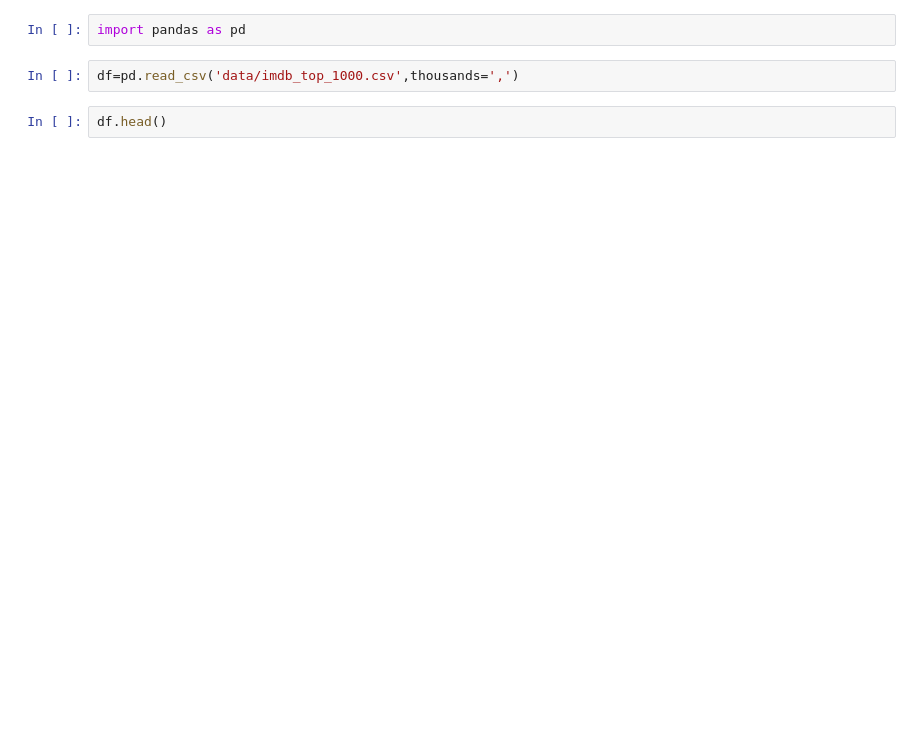
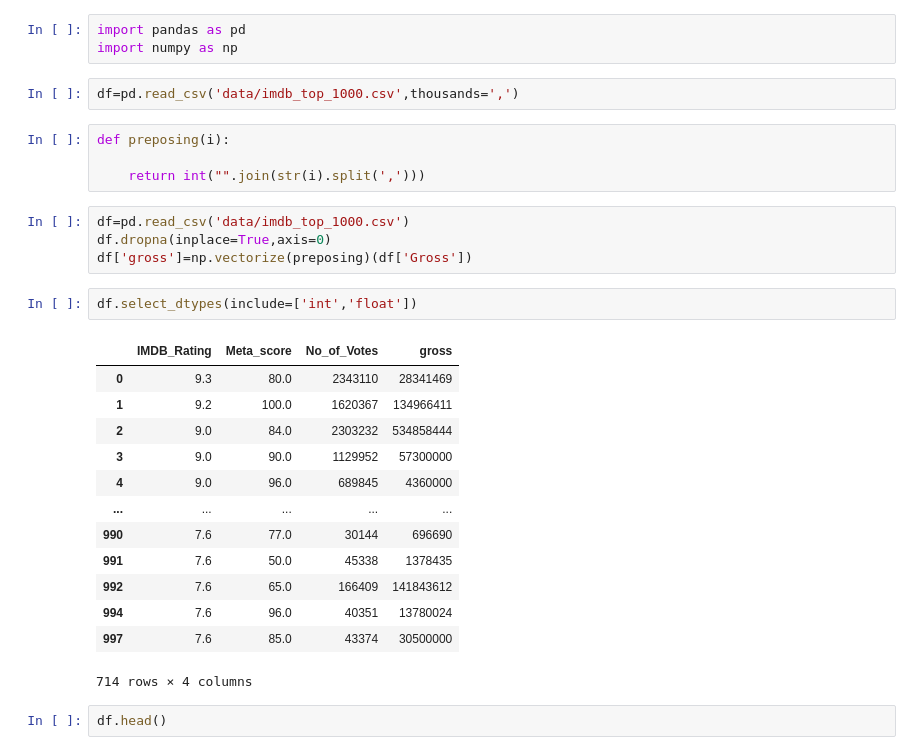
Before and after one commit to Aipeni/sql_playgorund, a Jupyter notebook: play around with pandas.ipynb, the cells around one changed output. Cells and saved outputs as stored; diff of their text form; blank space fills up the shorter version.

```diff
--- a/play around with pandas.ipynb
+++ b/play around with pandas.ipynb
@@ -1,7 +1,32 @@
 # %%
 import pandas as pd
+import numpy as np
 # %%
 df=pd.read_csv('data/imdb_top_1000.csv',thousands=',')
+# %%
+def preposing(i):
+
+    return int("".join(str(i).split(',')))
+# %%
+df=pd.read_csv('data/imdb_top_1000.csv')
+df.dropna(inplace=True,axis=0)
+df['gross']=np.vectorize(preposing)(df['Gross'])
+# %%
+df.select_dtypes(include=['int','float'])
+# %% [output]
+|  | IMDB_Rating | Meta_score | No_of_Votes | gross |
+| 0 | 9.3 | 80.0 | 2343110 | 28341469 |
+| 1 | 9.2 | 100.0 | 1620367 | 134966411 |
+| 2 | 9.0 | 84.0 | 2303232 | 534858444 |
+| 3 | 9.0 | 90.0 | 1129952 | 57300000 |
+| 4 | 9.0 | 96.0 | 689845 | 4360000 |
+| ... | ... | ... | ... | ... |
+| 990 | 7.6 | 77.0 | 30144 | 696690 |
+| 991 | 7.6 | 50.0 | 45338 | 1378435 |
+| 992 | 7.6 | 65.0 | 166409 | 141843612 |
+| 994 | 7.6 | 96.0 | 40351 | 13780024 |
+| 997 | 7.6 | 85.0 | 43374 | 30500000 |
+714 rows × 4 columns
 # %%
 df.head()
 # %% [output]
```
Also changed, not shown: parts of 1 cell of this notebook.
